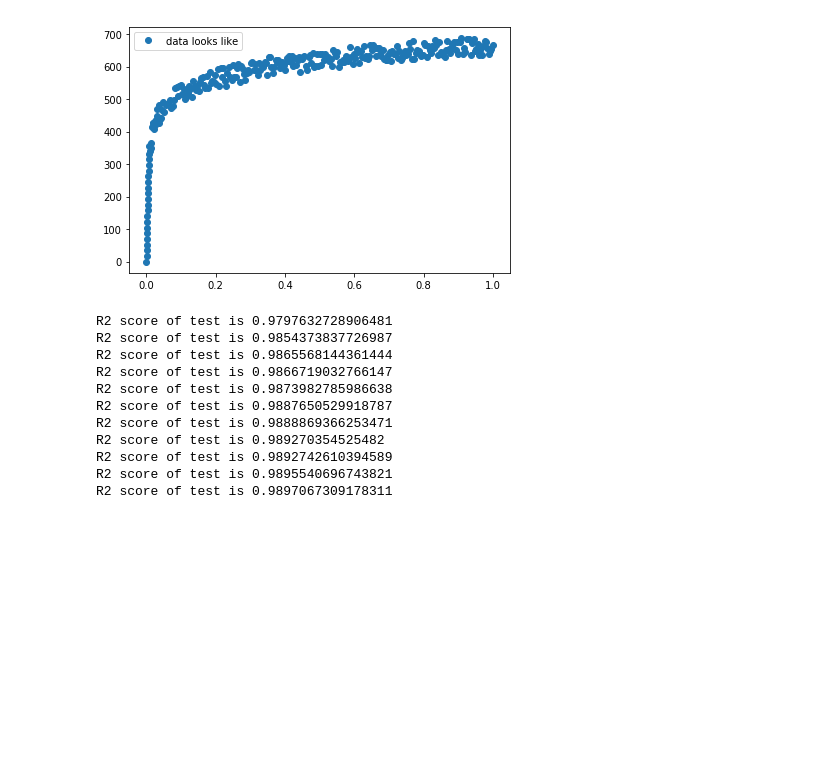
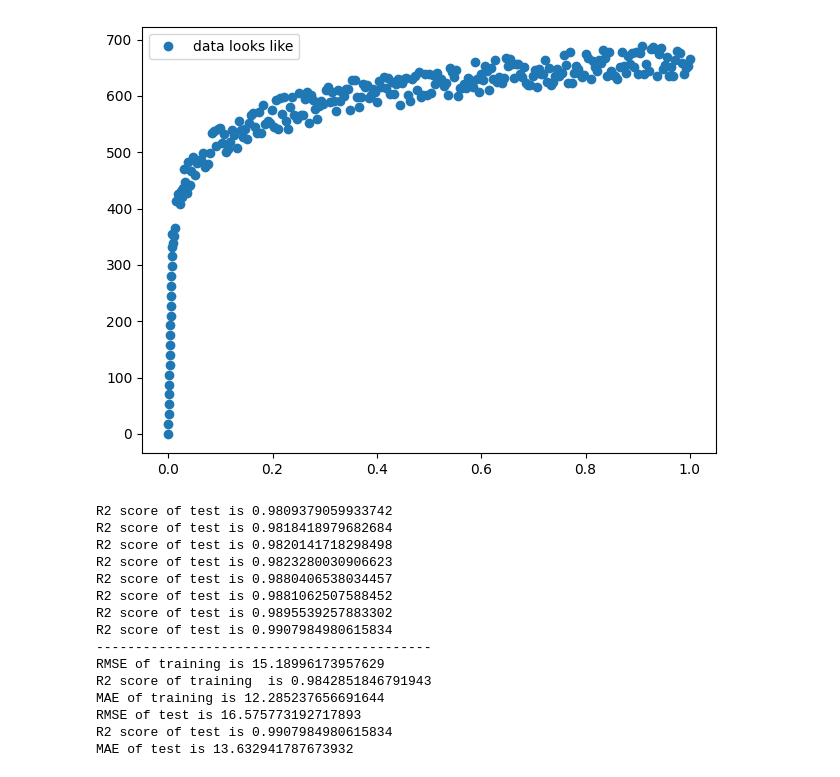
Before and after one commit to nmtuan97/ml_learning, a Jupyter notebook: dt_model.ipynb, the cells around one changed output. Saved outputs shown, nothing was run; the diff lists cells and outputs as text; code cells hidden in the pictures; blank space fills up the shorter version.

```diff
--- a/dt_model.ipynb
+++ b/dt_model.ipynb
@@ -25,63 +12,69 @@ from sklearn.preprocessing import MinMaxScaler, OneHotEncoder
 # %%
-data = np.loadtxt("E:/nmtuan97/1_scripts/ml_learning/data_test.csv", delimiter=',')
+#data = np.loadtxt("E:/nmtuan97/1_scripts/ml_learning/data_test.csv", delimiter=',') #aks
+data = np.loadtxt("C:/Users/nguyenminhtuan/Downloads/nmtuan97/scripts/1_ml/ml_learning/data_test.csv", delimiter=',') #home
 X = data[:,:1]
 y = data[:,1:2]
 
 X = MinMaxScaler().fit_transform(X)
 
+X_for_train, X_test, y_for_train, y_test = train_test_split(X,y,test_size = 0.2)
 
 plt.plot(X, y, 'o', label='data looks like')
 plt.legend()
 plt.tight_layout()
 plt.show()
 # %% [output]
-[figure, old version]
+[figure, new version]
 # %%
 #train model using decision tree
 r2_ = 0.99
 r2_train_ = 0.0
-r2_test_ = 0.0
+r2_cv_ = 0.0
 max_ = 0
-while r2_test_ < float(r2_):
-    X_train,X_test,y_train,y_test = train_test_split(X,y,test_size = 0.25)
+while r2_cv_ < float(r2_):
+    X_train,X_cv,y_train,y_cv = train_test_split(X_for_train,y_for_train,test_size = 0.25)
 
     dt_reg = DecisionTreeRegressor(max_depth=5)
     dt_reg.fit(X_train, y_train)
 
-    y_train_predicted_svr_ = dt_reg.predict(X_train)
-    y_test_predicted_svr_ = dt_reg.predict(X_test)
+    y_train_predicted_ = dt_reg.predict(X_train)
+    y_test_predicted_ = dt_reg.predict(X_cv)
 
-    rmse_train_ = np.sqrt(mean_squared_error(y_train, y_train_predicted_svr_))
-    r2_train_ = r2_score(y_train, y_train_predicted_svr_)
-    mae_train_ = mean_absolute_error(y_train, y_train_predicted_svr_)
+    rmse_train_ = np.sqrt(mean_squared_error(y_train, y_train_predicted_))
+    r2_train_ = r2_score(y_train, y_train_predicted_)
+    mae_train_ = mean_absolute_error(y_train, y_train_predicted_)
     # Evaluating test dataset
-    rmse_test_ = np.sqrt(mean_squared_error(y_test, y_test_predicted_svr_))
-    r2_test_ = r2_score(y_test, y_test_predicted_svr_)
-    mae_test_ = mean_absolute_error(y_test, y_test_predicted_svr_)
+    rmse_cv_ = np.sqrt(mean_squared_error(y_cv, y_test_predicted_))
+    r2_cv_ = r2_score(y_cv, y_test_predicted_)
+    mae_cv_ = mean_absolute_error(y_cv, y_test_predicted_)
 
-    if r2_test_ > max_:
-        max_ = r2_test_
+    if r2_cv_ > max_:
+        max_ = r2_cv_
         print("R2 score of test is {}".format(max_))
 
 print("-------------------------------------------")
 print("RMSE of training is {}".format(rmse_train_))
 print("R2 score of training  is {}".format(r2_train_))
 print("MAE of training is {}".format(mae_train_))
-print("RMSE of test is {}".format(rmse_test_))
+print("RMSE of test is {}".format(rmse_cv_))
 print("R2 score of test is {}".format(max_))
-print("MAE of test is {}".format(mae_test_))
+print("MAE of test is {}".format(mae_cv_))
 # %% [output]
-R2 score of test is 0.9797632728906481
-R2 score of test is 0.9854373837726987
-R2 score of test is 0.9865568144361444
-R2 score of test is 0.9866719032766147
-R2 score of test is 0.9873982785986638
-R2 score of test is 0.9887650529918787
-R2 score of test is 0.9888869366253471
-R2 score of test is 0.989270354525482
-R2 score of test is 0.9892742610394589
-R2 score of test is 0.9895540696743821
-R2 score of test is 0.9897067309178311
+R2 score of test is 0.9809379059933742
+R2 score of test is 0.9818418979682684
+R2 score of test is 0.9820141718298498
+R2 score of test is 0.9823280030906623
+R2 score of test is 0.9880406538034457
+R2 score of test is 0.9881062507588452
+R2 score of test is 0.9895539257883302
+R2 score of test is 0.9907984980615834
+-------------------------------------------
+RMSE of training is 15.18996173957629
+R2 score of training  is 0.9842851846791943
+MAE of training is 12.285237656691644
+RMSE of test is 16.575773192717893
+R2 score of test is 0.9907984980615834
+MAE of test is 13.632941787673932
 # %%
 # dt_model_ = f"dt_model.pickle"
 # print(f"Save model to file {dt_model_} ... ", end="")
```
Also changed, not shown: parts of 2 cells of this notebook, 1 other file.
